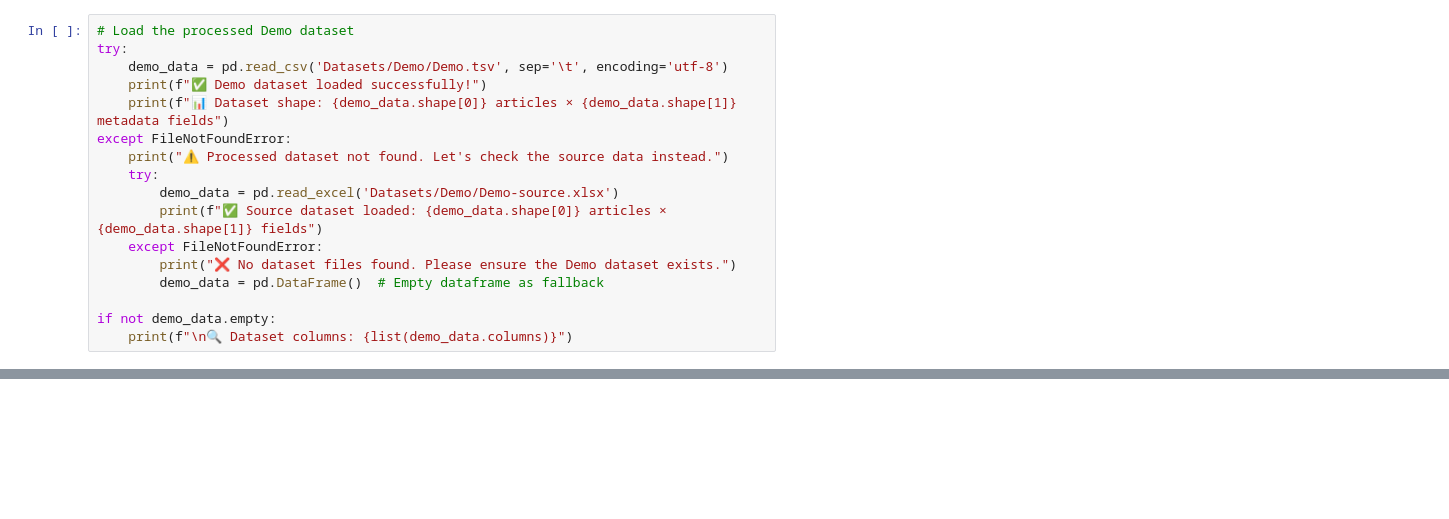
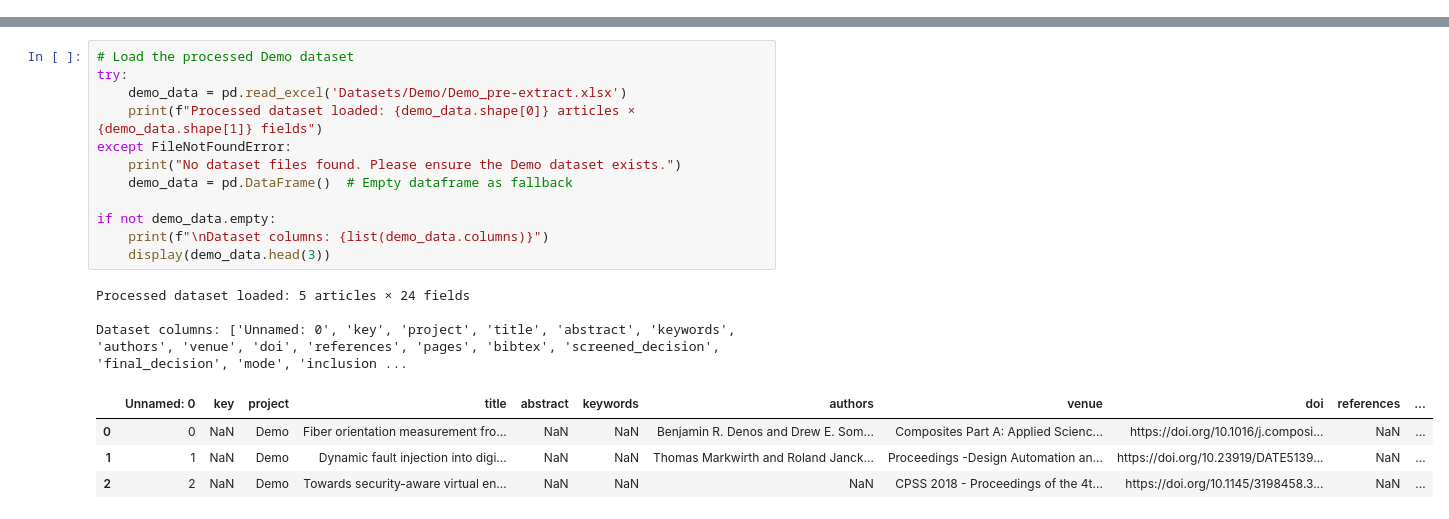
Before and after one commit to geodes-sms/IFT3150-ProjetCurationMetadonnees, a Jupyter notebook: MetadataExtractionDemo.ipynb, the cells around one changed output, grey strips where cells are left out. Cells and saved outputs as stored; diff of their text form; blank space fills up the shorter version.

```diff
--- a/MetadataExtractionDemo.ipynb
+++ b/MetadataExtractionDemo.ipynb
@@ -86,17 +0,0 @@ display(criteria_df)
-# %%
-# Load the processed Demo dataset
-try:
-    demo_data = pd.read_csv('Datasets/Demo/Demo.tsv', sep='\t', encoding='utf-8')
-    print(f"✅ Demo dataset loaded successfully!")
-    print(f"📊 Dataset shape: {demo_data.shape[0]} articles × {demo_data.shape[1]} metadata fields")
-except FileNotFoundError:
-    print("⚠️ Processed dataset not found. Let's check the source data instead.")
-    try:
-        demo_data = pd.read_excel('Datasets/Demo/Demo-source.xlsx')
-        print(f"✅ Source dataset loaded: {demo_data.shape[0]} articles × {demo_data.shape[1]} fields")
-    except FileNotFoundError:
-        print("❌ No dataset files found. Please ensure the Demo dataset exists.")
-        demo_data = pd.DataFrame()  # Empty dataframe as fallback
-
-if not demo_data.empty:
-    print(f"\n🔍 Dataset columns: {list(demo_data.columns)}")
@@ -521,0 +179,20 @@ The tool enables researchers to focus on analysis rather than tedious metadata c
+# %%
+# Load the processed Demo dataset
+try:
+    demo_data = pd.read_excel('Datasets/Demo/Demo_pre-extract.xlsx')
+    print(f"Processed dataset loaded: {demo_data.shape[0]} articles × {demo_data.shape[1]} fields")
+except FileNotFoundError:
+    print("No dataset files found. Please ensure the Demo dataset exists.")
+    demo_data = pd.DataFrame()  # Empty dataframe as fallback
+
+if not demo_data.empty:
+    print(f"\nDataset columns: {list(demo_data.columns)}")
+    display(demo_data.head(3))
+# %% [output]
+Processed dataset loaded: 5 articles × 24 fields
+
+Dataset columns: ['Unnamed: 0', 'key', 'project', 'title', 'abstract', 'keywords', 'authors', 'venue', 'doi', 'references', 'pages', 'bibtex', 'screened_decision', 'final_decision', 'mode', 'inclusion ...
+|  | Unnamed: 0 | key | project | title | abstract | keywords | authors | venue | doi | references | ... |
+| 0 | 0 | NaN | Demo | Fiber orientation measurement fro... | NaN | NaN | Benjamin R. Denos and Drew E. Som... | Composites Part A: Applied Scienc... | https://doi.org/10.1016/j.composi... | NaN | ... |
+| 1 | 1 | NaN | Demo | Dynamic fault injection into digi... | NaN | NaN | Thomas Markwirth and Roland Janck... | Proceedings -Design Automation an... | https://doi.org/10.23919/DATE5139... | NaN | ... |
+| 2 | 2 | NaN | Demo | Towards security-aware virtual en... | NaN | NaN | NaN | CPSS 2018 - Proceedings of the 4t... | https://doi.org/10.1145/3198458.3... | NaN | ... |
```
Also changed, not shown: parts of 45 cells of this notebook, 6 other files.
